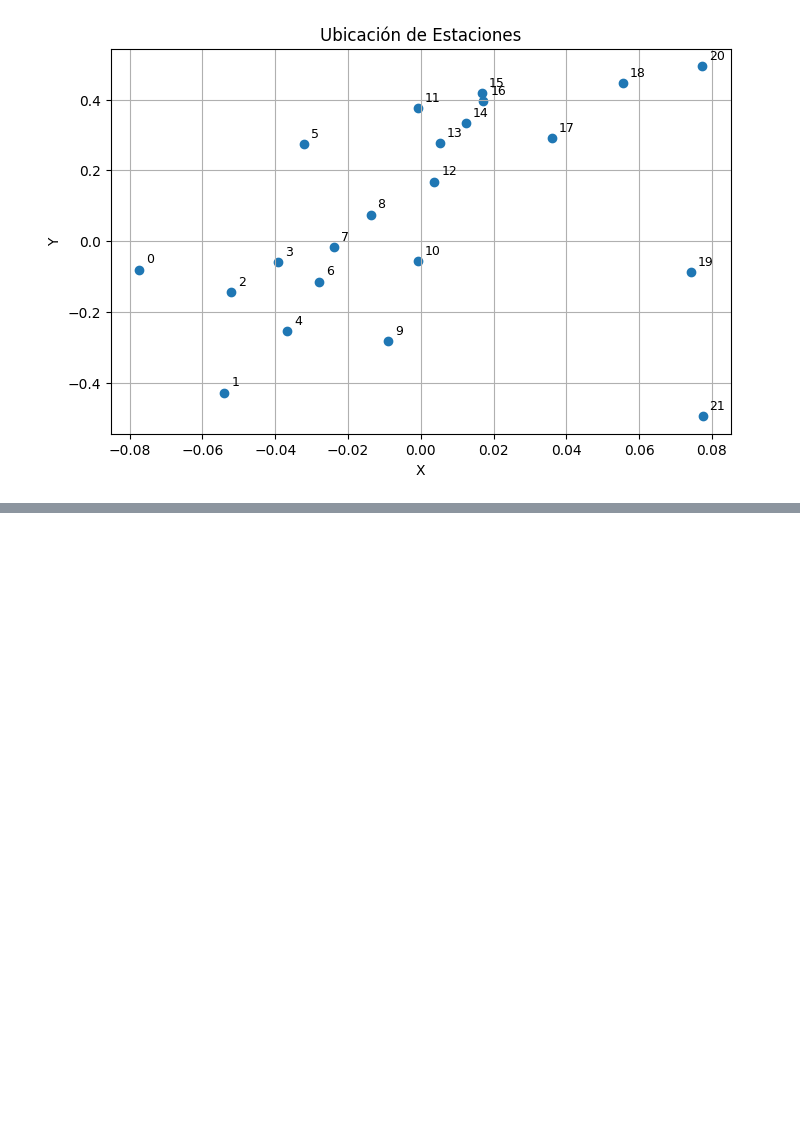
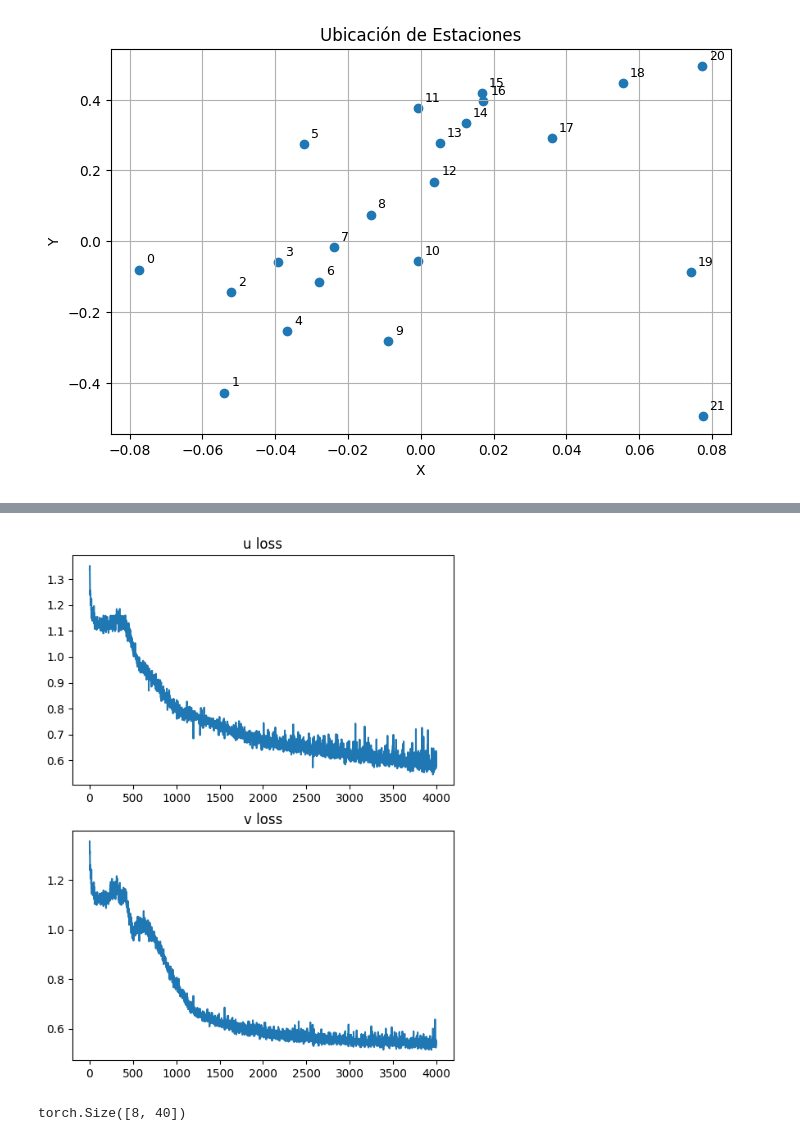
Before and after one commit to sagomeza1/pinns, a Jupyter notebook: cuadernos/elaboracion_gifs.ipynb, the cells around one changed output, grey strips where cells are left out. Saved outputs shown, nothing was run; the diff lists cells and outputs as text; code cells hidden in the pictures; blank space fills up the shorter version.

```diff
--- a/cuadernos/elaboracion_gifs.ipynb
+++ b/cuadernos/elaboracion_gifs.ipynb
@@ -144,0 +501,16 @@ p_station = torch.concat([t_ws, x_ws, y_ws, p_ws], axis=1)
+# %%
+fig , ax = plt.subplots(2, 1, figsize=(6,8))
+ax[0].plot(data["epoch"][0] , data["u_loss"][0])
+ax[0].set_title("u loss")
+
+ax[1].plot(data["epoch"][0] , data["v_loss"][0])
+ax[1].set_title("v loss")
+
+plt.show()
+# %% [output]
+[figure, added]
+# %%
+p_pinn[740:750,0]
+y_temp.shape
+# %% [output]
+torch.Size([8, 40])
```
Also changed, not shown: parts of 24 cells of this notebook, 2 other files.
